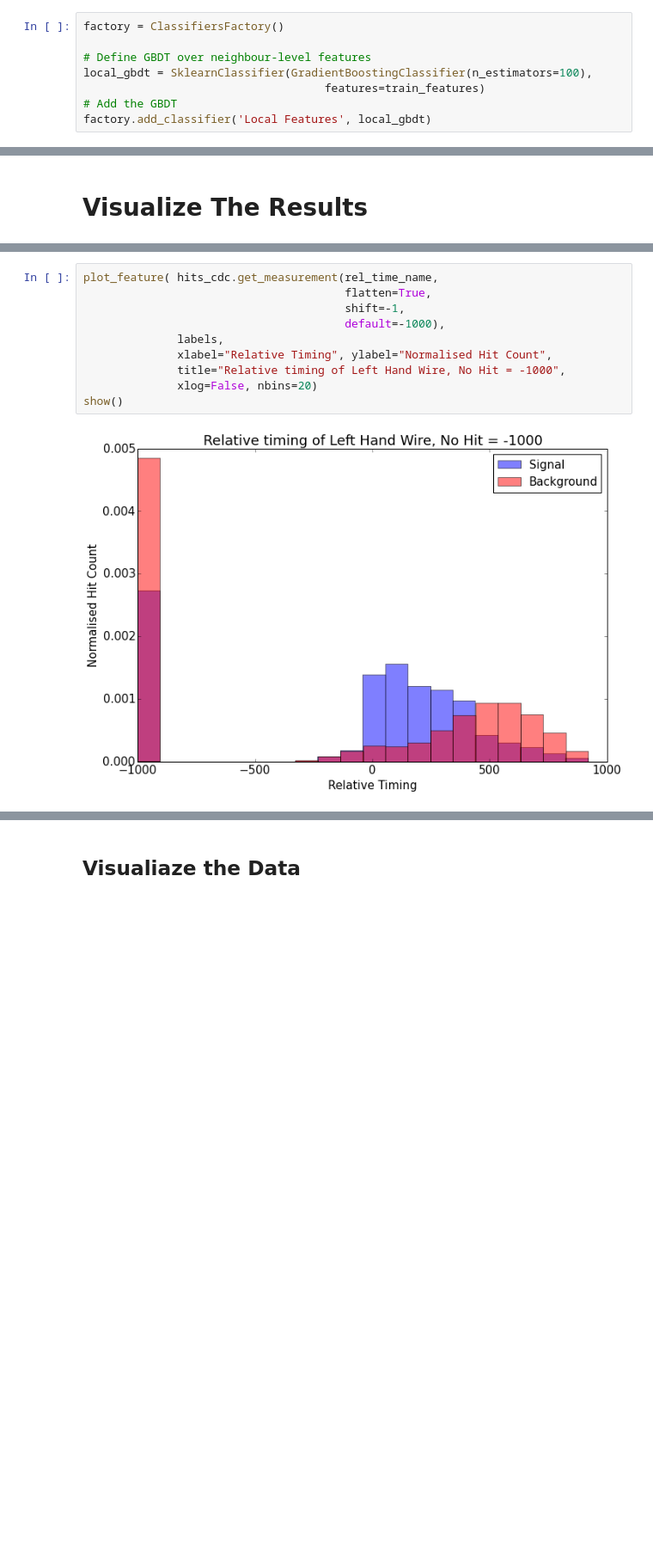
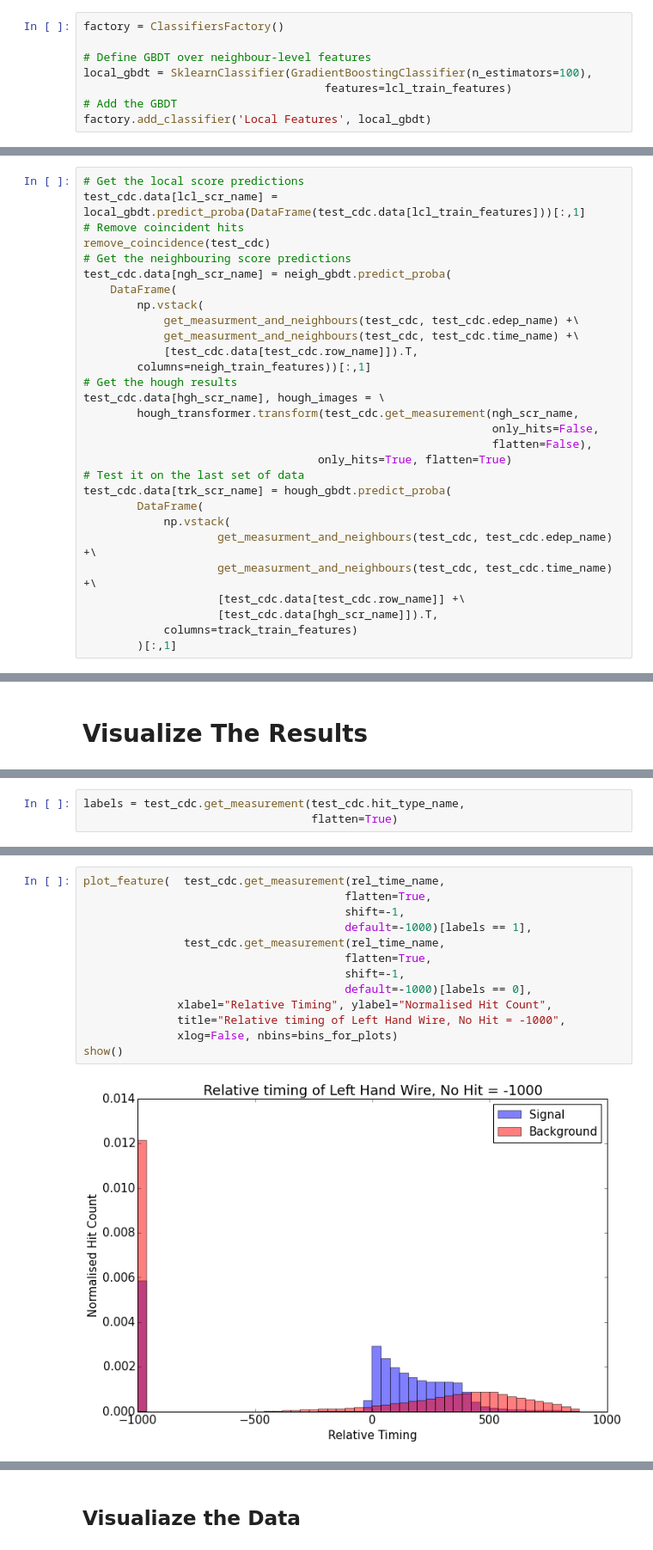
Before and after one commit to ewengillies/track-finding-yandex, a Jupyter notebook: notebooks/ICEDUST_MainPipeline.ipynb, the cells around one changed output, grey strips where cells are left out. Shown at 86% size. Drawn from its saved outputs; the diff is of its cells as text; blank space fills up the shorter version.

```diff
--- a/notebooks/ICEDUST_MainPipeline.ipynb
+++ b/notebooks/ICEDUST_MainPipeline.ipynb
@@ -645,7 +606,7 @@ factory = ClassifiersFactory()
 
 # Define GBDT over neighbour-level features
 local_gbdt = SklearnClassifier(GradientBoostingClassifier(n_estimators=100),
-                                    features=train_features)
+                                    features=lcl_train_features)
 # Add the GBDT
 factory.add_classifier('Local Features', local_gbdt)
 # %%
@@ -912,0 +941,29 @@ final_diagnostics = factory.test_on(
+# %%
+# Get the local score predictions
+test_cdc.data[lcl_scr_name] = local_gbdt.predict_proba(DataFrame(test_cdc.data[lcl_train_features]))[:,1]
+# Remove coincident hits
+remove_coincidence(test_cdc)
+# Get the neighbouring score predictions
+test_cdc.data[ngh_scr_name] = neigh_gbdt.predict_proba(
+    DataFrame(
+        np.vstack(
+            get_measurment_and_neighbours(test_cdc, test_cdc.edep_name) +\
+            get_measurment_and_neighbours(test_cdc, test_cdc.time_name) +\
+            [test_cdc.data[test_cdc.row_name]]).T,
+        columns=neigh_train_features))[:,1]
+# Get the hough results
+test_cdc.data[hgh_scr_name], hough_images = \
+        hough_transformer.transform(test_cdc.get_measurement(ngh_scr_name,
+                                                             only_hits=False,
+                                                             flatten=False),
+                                   only_hits=True, flatten=True)
+# Test it on the last set of data
+test_cdc.data[trk_scr_name] = hough_gbdt.predict_proba(
+        DataFrame(
+            np.vstack(
+                    get_measurment_and_neighbours(test_cdc, test_cdc.edep_name) +\
+                    get_measurment_and_neighbours(test_cdc, test_cdc.time_name) +\
+                    [test_cdc.data[test_cdc.row_name]] +\
+                    [test_cdc.data[hgh_scr_name]]).T,
+            columns=track_train_features)
+        )[:,1]
@@ -932,0 +1017,3 @@ labels = np.take([0,2,1], hits_cdc.get_measurement("CDCHit.fIsSig",
+# %%
+labels = test_cdc.get_measurement(test_cdc.hit_type_name,
+                                  flatten=True)
@@ -933,13 +1042,16 @@ labels = np.take([0,2,1], hits_cdc.get_measurement("CDCHit.fIsSig",
 # %%
-plot_feature( hits_cdc.get_measurement(rel_time_name,
+plot_feature(  test_cdc.get_measurement(rel_time_name,
                                        flatten=True,
                                        shift=-1,
-                                       default=-1000),
-              labels,
+                                       default=-1000)[labels == 1],
+               test_cdc.get_measurement(rel_time_name,
+                                       flatten=True,
+                                       shift=-1,
+                                       default=-1000)[labels == 0],
               xlabel="Relative Timing", ylabel="Normalised Hit Count",
               title="Relative timing of Left Hand Wire, No Hit = -1000",
-              xlog=False, nbins=20)
+              xlog=False, nbins=bins_for_plots)
 show()
 # %% [output]
-[figure, old version]
+[figure, new version]
 # %%
```
Also changed, not shown: parts of 191 cells of this notebook, 2 other files.
